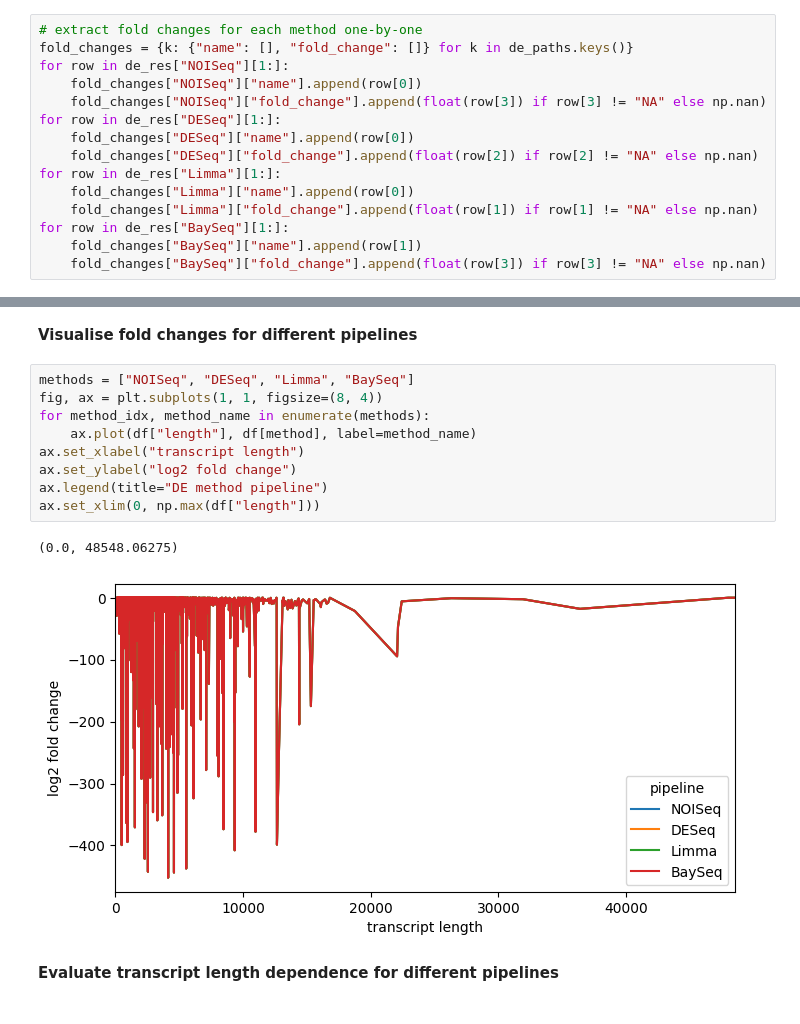
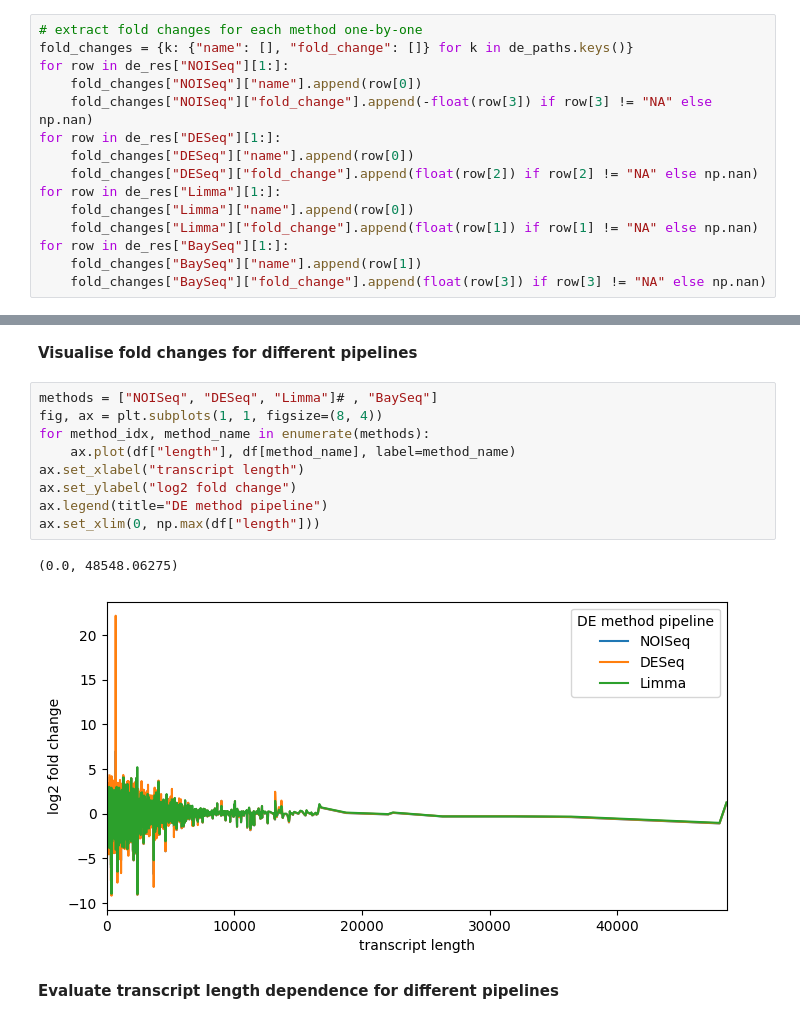
Before and after one commit to CBL2024/bioinformatics, a Jupyter notebook: pipeline_comparison.ipynb, the cells around one changed output, grey strips where cells are left out. Saved outputs shown, nothing was run; the diff lists cells and outputs as text.

```diff
--- a/pipeline_comparison.ipynb
+++ b/pipeline_comparison.ipynb
@@ -34,7 +34,7 @@ fold_change = {k: {} for k in de_paths.keys()}
 fold_changes = {k: {"name": [], "fold_change": []} for k in de_paths.keys()}
 for row in de_res["NOISeq"][1:]:
     fold_changes["NOISeq"]["name"].append(row[0])
-    fold_changes["NOISeq"]["fold_change"].append(float(row[3]) if row[3] != "NA" else np.nan)
+    fold_changes["NOISeq"]["fold_change"].append(-float(row[3]) if row[3] != "NA" else np.nan)
 for row in de_res["DESeq"][1:]:
     fold_changes["DESeq"]["name"].append(row[0])
     fold_changes["DESeq"]["fold_change"].append(float(row[2]) if row[2] != "NA" else np.nan)
@@ -154,17 +154,17 @@ for method_idx, method_name in enumerate(methods):
 # %% [markdown]
 **Visualise fold changes for different pipelines**
 # %%
-methods = ["NOISeq", "DESeq", "Limma", "BaySeq"]
+methods = ["NOISeq", "DESeq", "Limma"]# , "BaySeq"]
 fig, ax = plt.subplots(1, 1, figsize=(8, 4))
 for method_idx, method_name in enumerate(methods):
-    ax.plot(df["length"], df[method], label=method_name)
+    ax.plot(df["length"], df[method_name], label=method_name)
 ax.set_xlabel("transcript length")
 ax.set_ylabel("log2 fold change")
 ax.legend(title="DE method pipeline")
 ax.set_xlim(0, np.max(df["length"]))
 # %% [output]
 (0.0, 48548.06275)
-[figure, old version]
+[figure, new version]
 # %% [markdown]
 **Evaluate transcript length dependence for different pipelines**
 # %%
```
Also changed, not shown: parts of 1 cell of this notebook.
